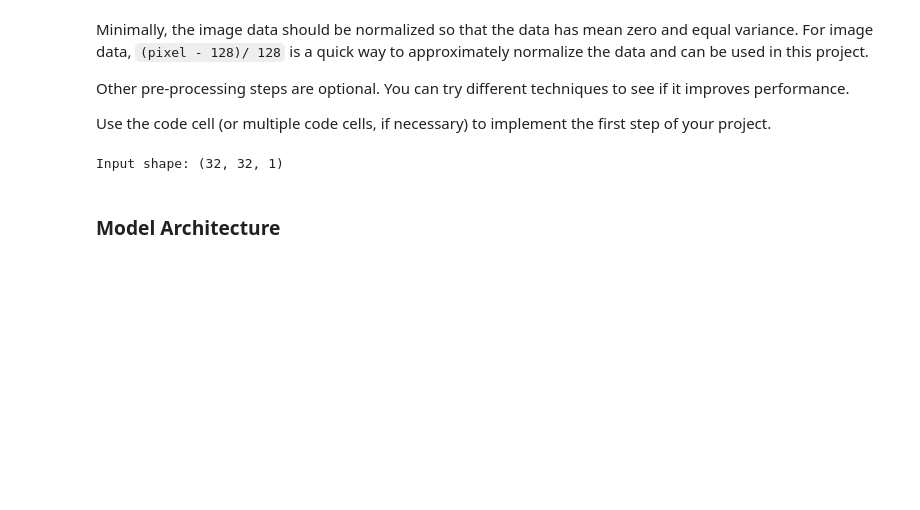
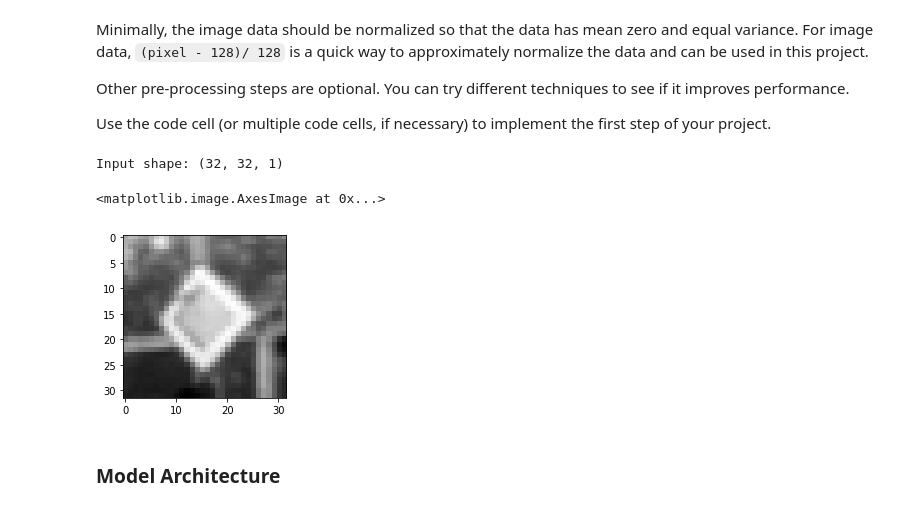
Before and after one commit to rainflute/traffic-sign-classifier, a Jupyter notebook: Traffic_Sign_Classifier.ipynb, the cells around one changed output. Cells and saved outputs as stored; diff of their text form; code cells hidden in the pictures; blank space fills up the shorter version.

```diff
--- a/Traffic_Sign_Classifier.ipynb
+++ b/Traffic_Sign_Classifier.ipynb
@@ -145,26 +145,30 @@ Use the code cell (or multiple code cells, if necessary) to implement the first
 # %%
 ### Preprocess the data here. It is required to normalize the data. Other preprocessing steps could include
 ### converting to grayscale, etc.
 ### Feel free to use as many code cells as needed.
 import numpy as np
 from sklearn.utils import shuffle
 
 X_train = np.sum(X_train/3, axis=3, keepdims=True)
 X_valid = np.sum(X_valid/3, axis=3, keepdims=True)
 X_test = np.sum(X_test/3, axis=3, keepdims=True)
 
 # Normalize training input
 X_train = (X_train - 128) / 128
 X_valid = (X_valid -128) / 128
 X_test = (X_test -128) / 128
 
 
 
 # shuffle data
 X_train, y_train = shuffle(X_train, y_train)
 print('Input shape:', X_train[0].shape)
+plt.figure(figsize=(3,3))
+plt.imshow(X_train[0].squeeze() , cmap='gray')
 # %% [output]
 Input shape: (32, 32, 1)
+<matplotlib.image.AxesImage at 0x...>
+[figure, added]
 # %% [markdown]
 ### Model Architecture
 # %%
```
Also changed, not shown: parts of 6 cells of this notebook.
